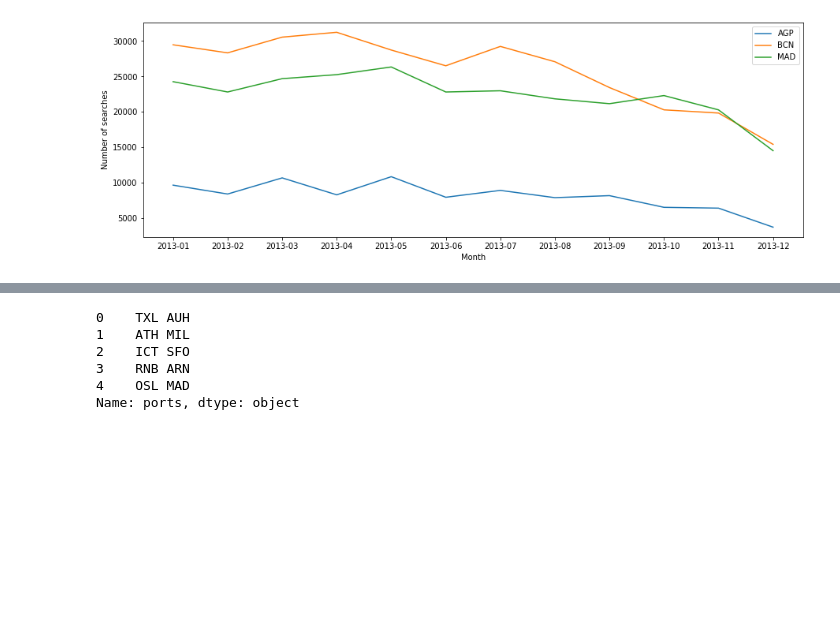
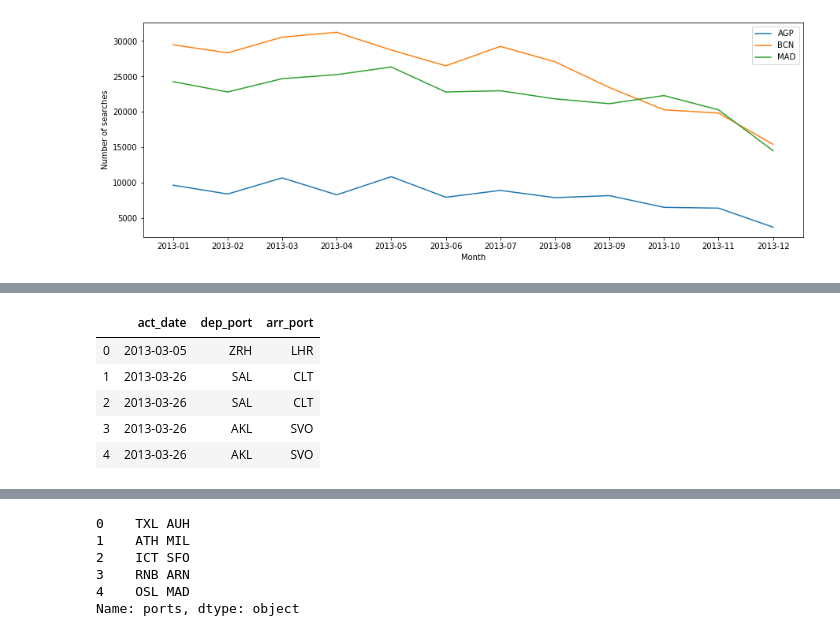
Before and after one commit to daniel-isidro/amadeus_challenge, a Jupyter notebook: amadeus_challenge.ipynb, the cells around one changed output, grey strips where cells are left out. Drawn from its saved outputs; the diff is of its cells as text; code cells hidden in the pictures; blank space fills up the shorter version.

```diff
--- a/amadeus_challenge.ipynb
+++ b/amadeus_challenge.ipynb
@@ -680,0 +682,9 @@ df_bookings_reduced['ports'] = df_bookings_reduced[['dep_port','arr_port']].appl
+# %%
+df_bookings_reduced.head()
+# %% [output]
+|  | act_date | dep_port | arr_port |
+| 0 | 2013-03-05 | ZRH | LHR |
+| 1 | 2013-03-26 | SAL | CLT |
+| 2 | 2013-03-26 | SAL | CLT |
+| 3 | 2013-03-26 | AKL | SVO |
+| 4 | 2013-03-26 | AKL | SVO |
```
Also changed, not shown: parts of 17 cells of this notebook.
